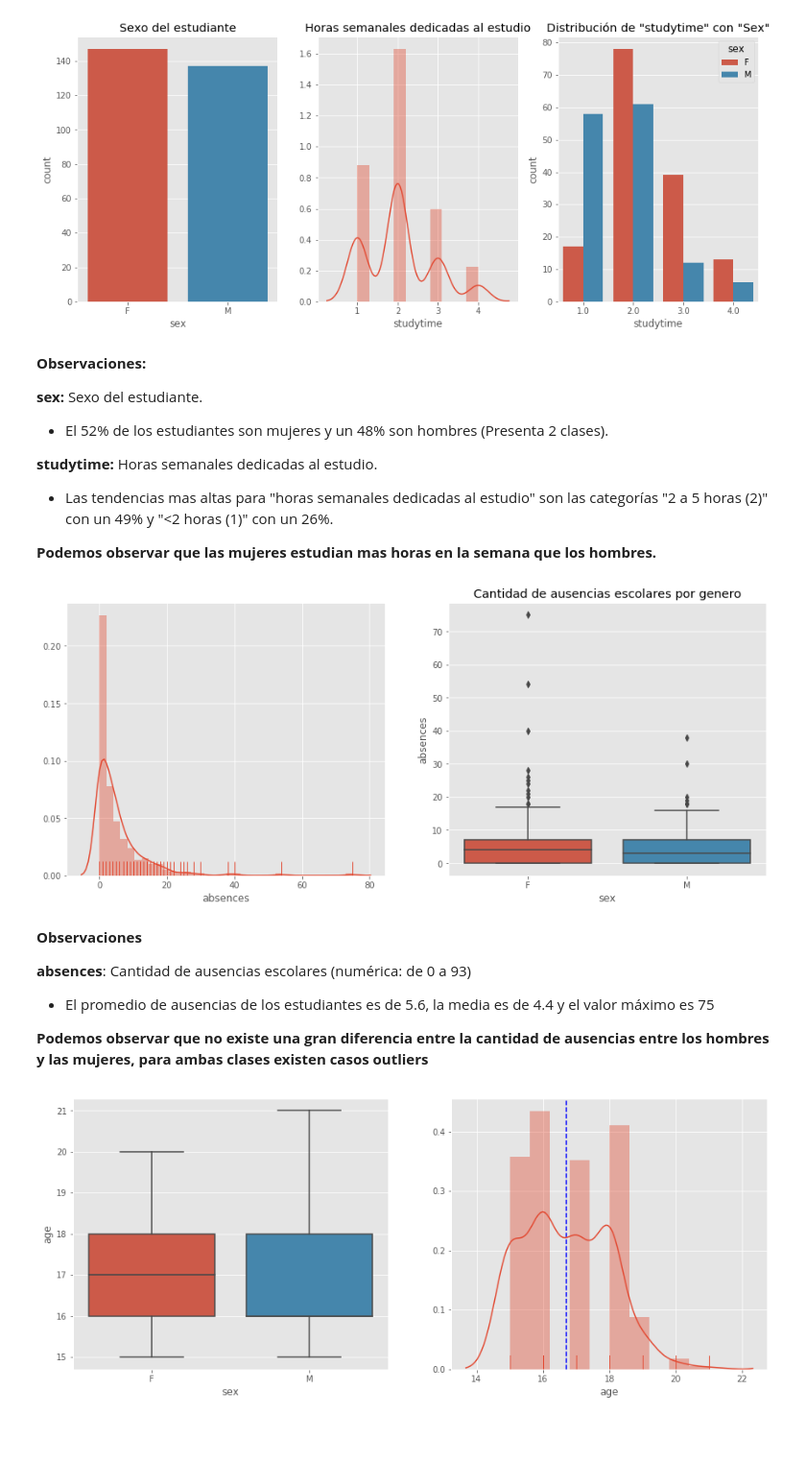
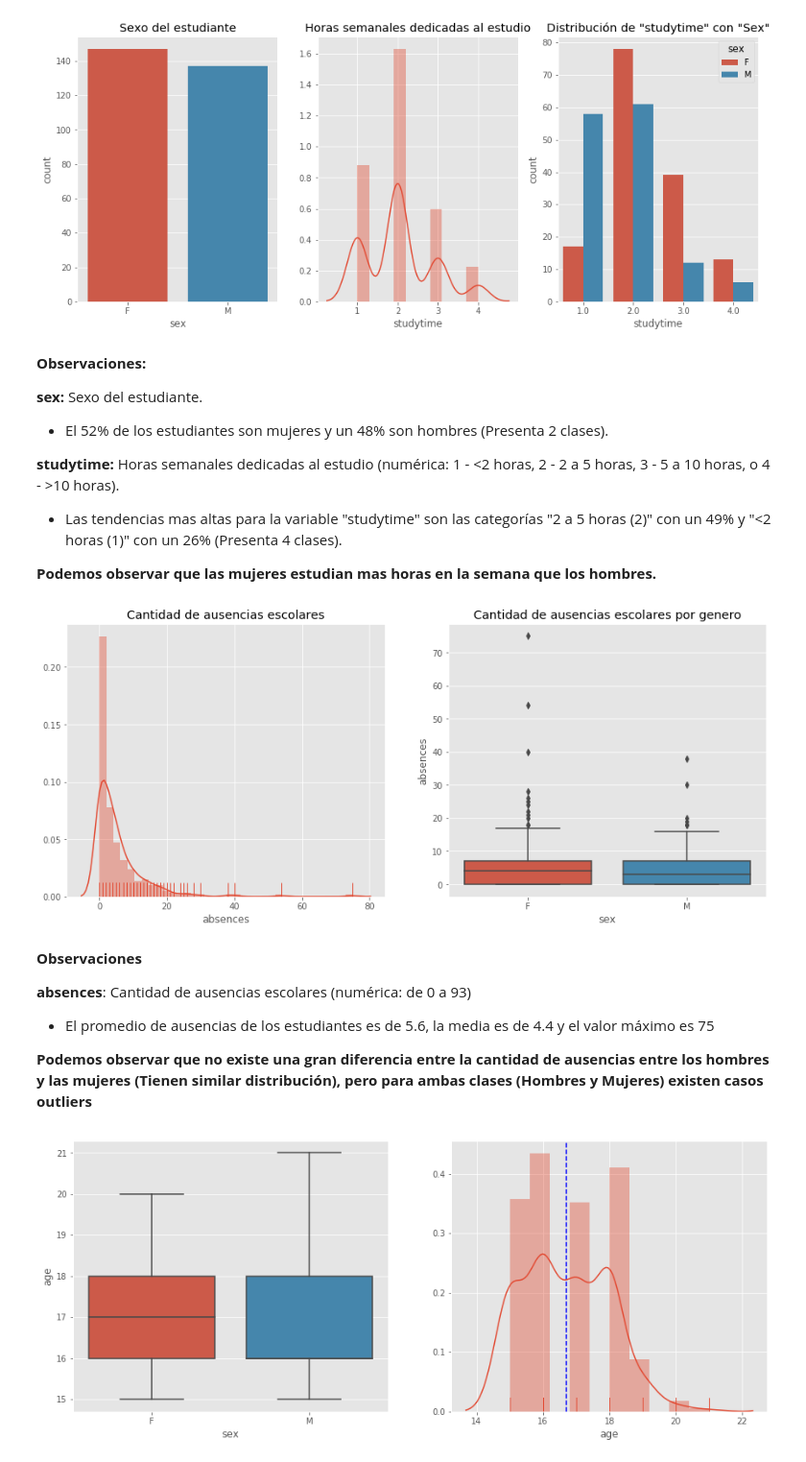
Before and after one commit to vidalchile/data_science_g14, a Jupyter notebook: prueba-fundamentos-data-science/prueba_hito_2_cristian_vidal/desafío_2_rendimiento_escolar_cristian_vidal.ipynb, the cells around one changed output. Shown at 96% size. Drawn from its saved outputs; the diff is of its cells as text; code cells hidden in the pictures; blank space fills up the shorter version.

```diff
--- a/prueba-fundamentos-data-science/prueba_hito_2_cristian_vidal/desafío_2_rendimiento_escolar_cristian_vidal.ipynb
+++ b/prueba-fundamentos-data-science/prueba_hito_2_cristian_vidal/desafío_2_rendimiento_escolar_cristian_vidal.ipynb
@@ -246,6 +266,11 @@ df_dropped['Walc'] = df_dropped['Walc'].astype('float32')
 df_dropped['Dalc'] = df_dropped['Dalc'].astype('float32')
 df_dropped['famrel'] = df_dropped['famrel'].astype('float32')
 df_dropped['goout'] = df_dropped['goout'].astype('float32')
+df_dropped['Medu'] = df_dropped['Medu'].astype('float32')
+df_dropped['Fedu'] = df_dropped['Fedu'].astype('float32')
+df_dropped['freetime'] = df_dropped['freetime'].astype('float32')
+
+# Vectores objetivos para el modelo descriptivo
 df_dropped['G1'] = df_dropped['G1'].astype('float32')
 df_dropped['G2'] = df_dropped['G2'].astype('float32')
 df_dropped['G3'] = df_dropped['G3'].astype('float32')
@@ -351,24 +389,24 @@ __Observaciones:__
 __sex:__ Sexo del estudiante.
 * El 52% de los estudiantes son mujeres y un 48% son hombres (Presenta 2 clases).
 
-__studytime:__ Horas semanales dedicadas al estudio.
-* Las tendencias mas altas para "horas semanales dedicadas al estudio" son las categorías  "2 a 5 horas (2)" con un 49% y "<2 horas (1)" con un 26%.
+__studytime:__ Horas semanales dedicadas al estudio (numérica: 1 - <2 horas, 2 - 2 a 5 horas, 3 - 5 a 10 horas, o 4 - >10 horas).
+* Las tendencias mas altas para la variable "studytime" son las categorías  "2 a 5 horas (2)" con un 49% y "<2 horas (1)" con un 26% (Presenta 4 clases).
 
 __Podemos observar que las mujeres estudian mas horas en la semana que los hombres.__
 # %%
 fig, (ax1,ax2) = plt.subplots(1,2, figsize=(15, 6))
-sns.distplot(df_dropped['absences'], ax=ax1, hist=True, rug=True)
+sns.distplot(df_dropped['absences'], ax=ax1, hist=True, rug=True).set_title('Cantidad de ausencias escolares')
 sns.boxplot(x=df_dropped['sex'], y=df_dropped['absences']).set_title('Cantidad de ausencias escolares por genero')
 plt.show()
 # %% [output]
-[figure, old version]
+[figure, new version]
 # %% [markdown]
 __Observaciones__
 
 __absences__: Cantidad de ausencias escolares (numérica: de 0 a 93)
 * El promedio de ausencias de los estudiantes es de 5.6, la media es de 4.4 y el valor máximo es 75
 
-__Podemos observar que no existe una gran diferencia entre la cantidad de ausencias entre los hombres y las mujeres, para ambas clases existen casos outliers__
+__Podemos observar que no existe una gran diferencia entre la cantidad de ausencias entre los hombres y las mujeres (Tienen similar distribución), pero para ambas clases (Hombres y Mujeres) existen casos outliers__
 # %%
 fig, (ax1,ax2) = plt.subplots(1,2, figsize=(15, 6))
 sns.boxplot(x=df_dropped['sex'], ax=ax1, y=df_dropped['age'])
```
Also changed, not shown: parts of 15 cells of this notebook, 2 other files.
